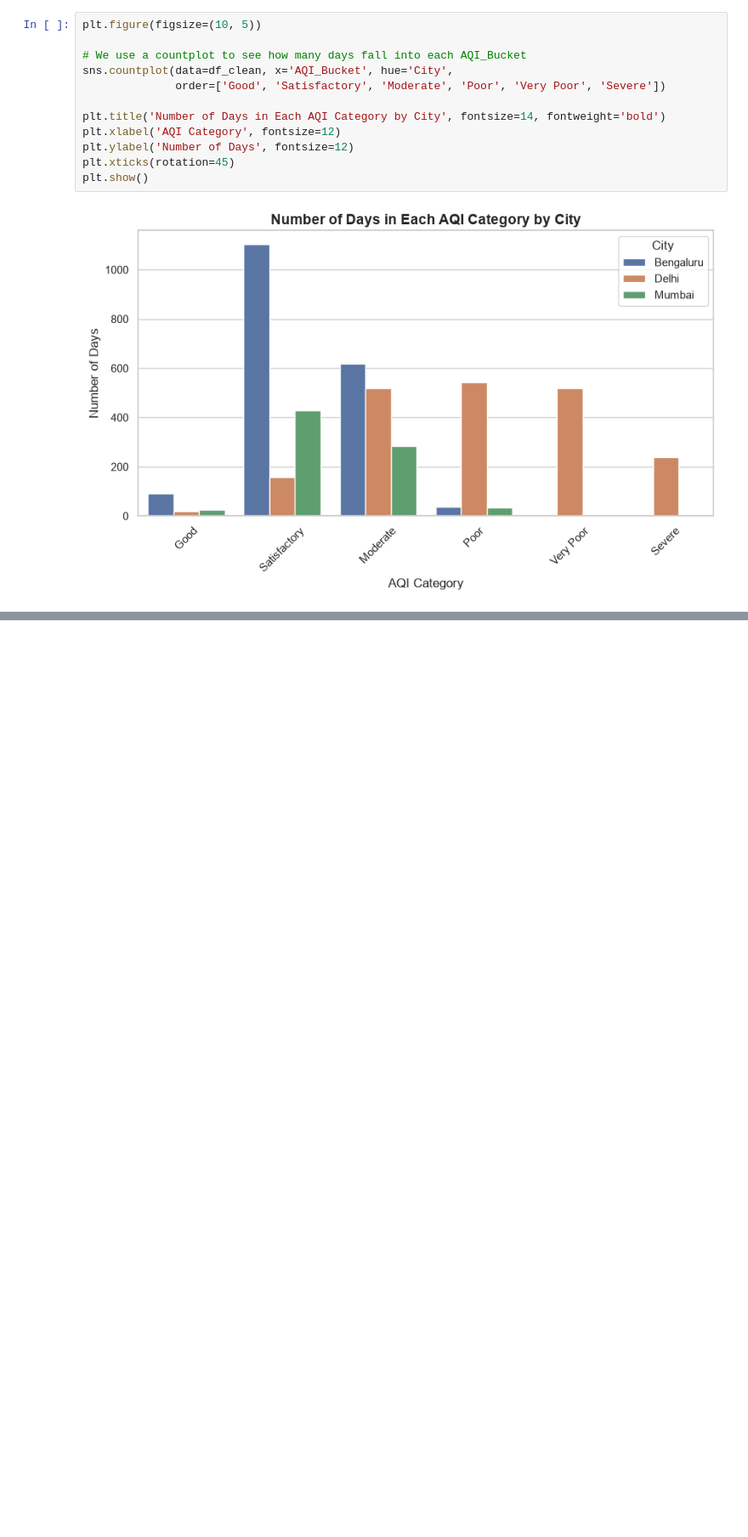
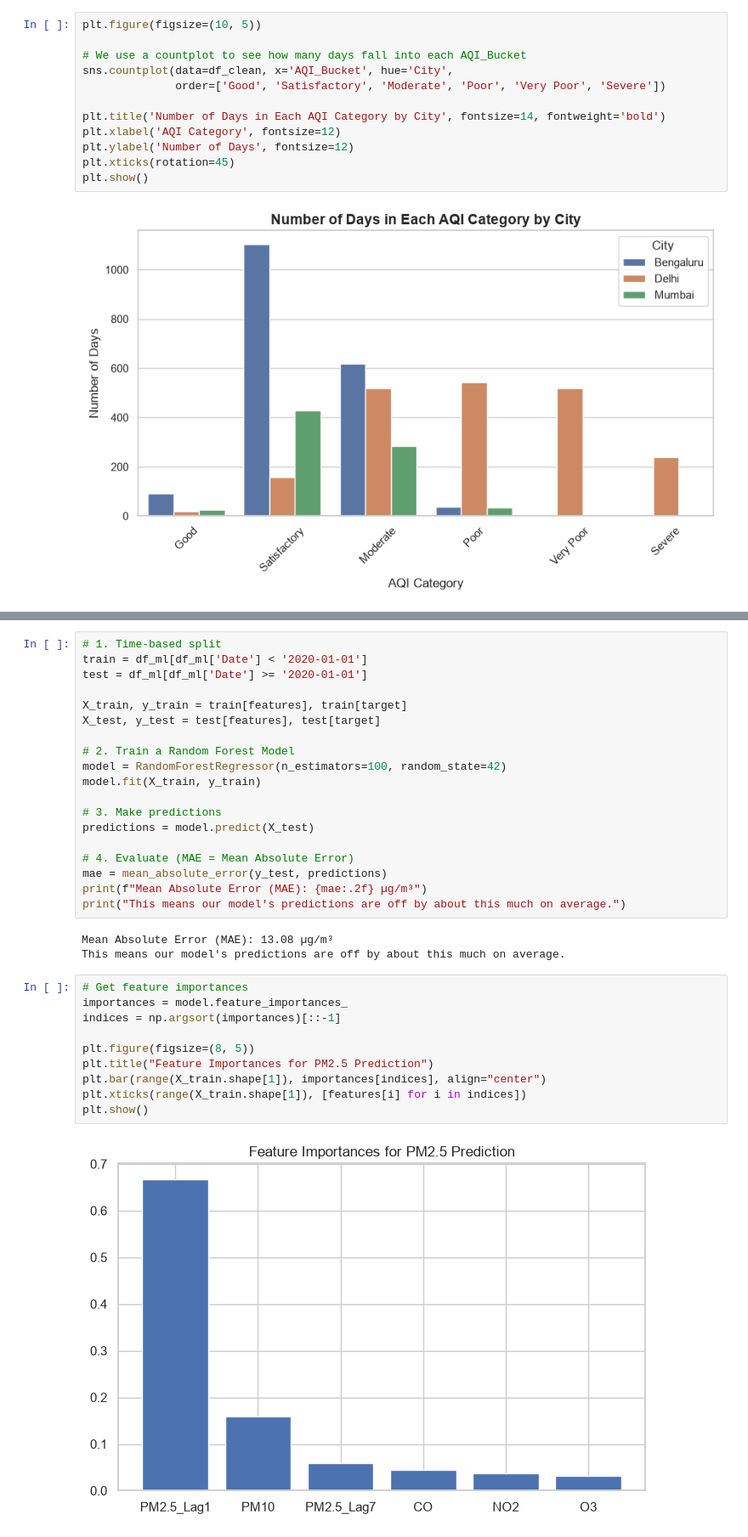
Before and after one commit to AmanPatel470/air-quality-india, a Jupyter notebook: notebooks/01_data_exploration.ipynb, the cells around one changed output, grey strips where cells are left out. Shown at 85% size. Drawn from its saved outputs; the diff is of its cells as text; blank space fills up the shorter version.

Commit message:
Trained Random Forest model for next-day PM2.5 forecasting

```diff
--- a/notebooks/01_data_exploration.ipynb
+++ b/notebooks/01_data_exploration.ipynb
@@ -159,0 +185,34 @@ plt.show()
+# %%
+# 1. Time-based split
+train = df_ml[df_ml['Date'] < '2020-01-01']
+test = df_ml[df_ml['Date'] >= '2020-01-01']
+
+X_train, y_train = train[features], train[target]
+X_test, y_test = test[features], test[target]
+
+# 2. Train a Random Forest Model
+model = RandomForestRegressor(n_estimators=100, random_state=42)
+model.fit(X_train, y_train)
+
+# 3. Make predictions
+predictions = model.predict(X_test)
+
+# 4. Evaluate (MAE = Mean Absolute Error)
+mae = mean_absolute_error(y_test, predictions)
+print(f"Mean Absolute Error (MAE): {mae:.2f} µg/m³")
+print("This means our model's predictions are off by about this much on average.")
+# %% [output]
+Mean Absolute Error (MAE): 13.08 µg/m³
+This means our model's predictions are off by about this much on average.
+# %%
+# Get feature importances
+importances = model.feature_importances_
+indices = np.argsort(importances)[::-1]
+
+plt.figure(figsize=(8, 5))
+plt.title("Feature Importances for PM2.5 Prediction")
+plt.bar(range(X_train.shape[1]), importances[indices], align="center")
+plt.xticks(range(X_train.shape[1]), [features[i] for i in indices])
+plt.show()
+# %% [output]
+[figure, added]
```
Also changed, not shown: parts of 2 cells of this notebook.
